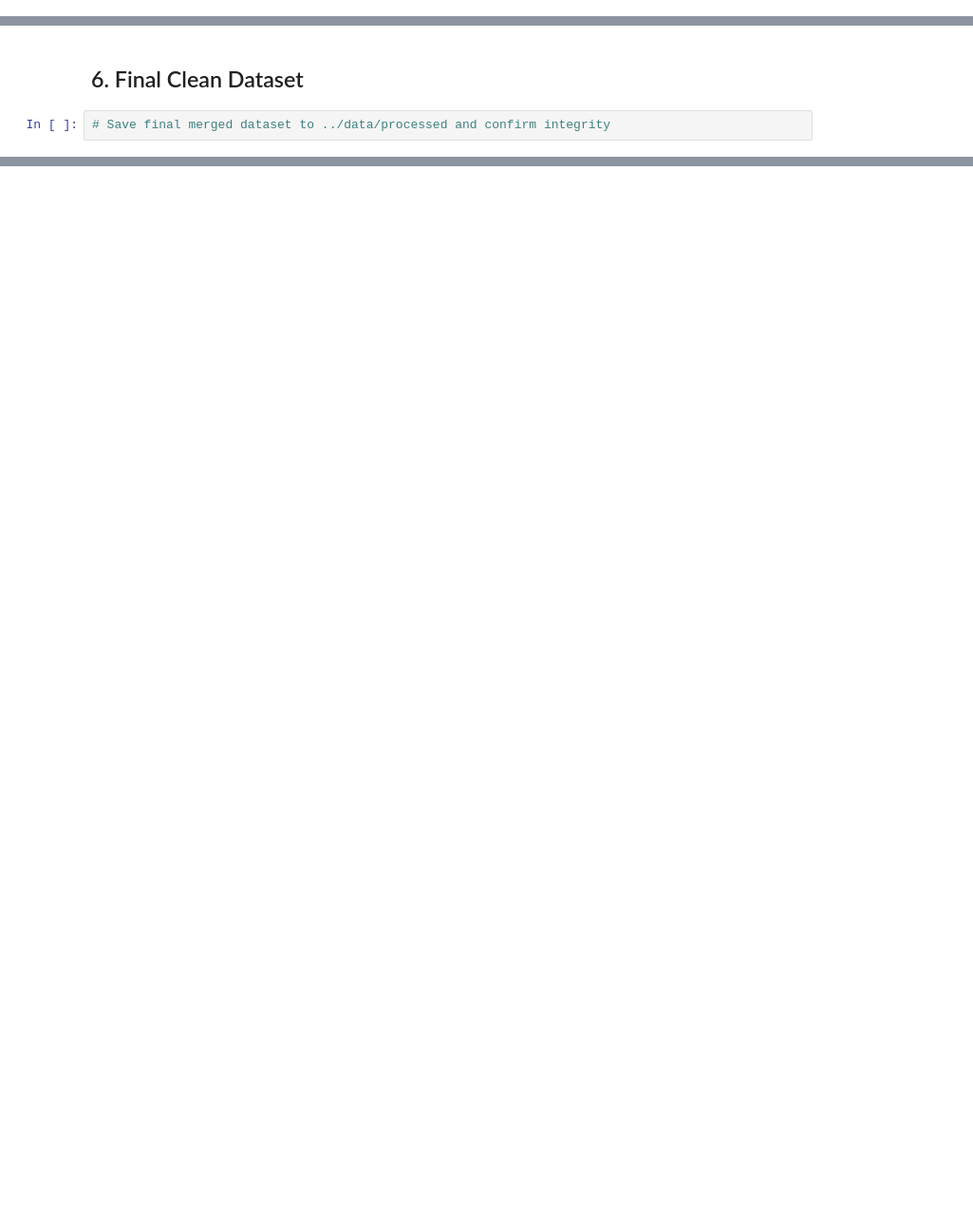
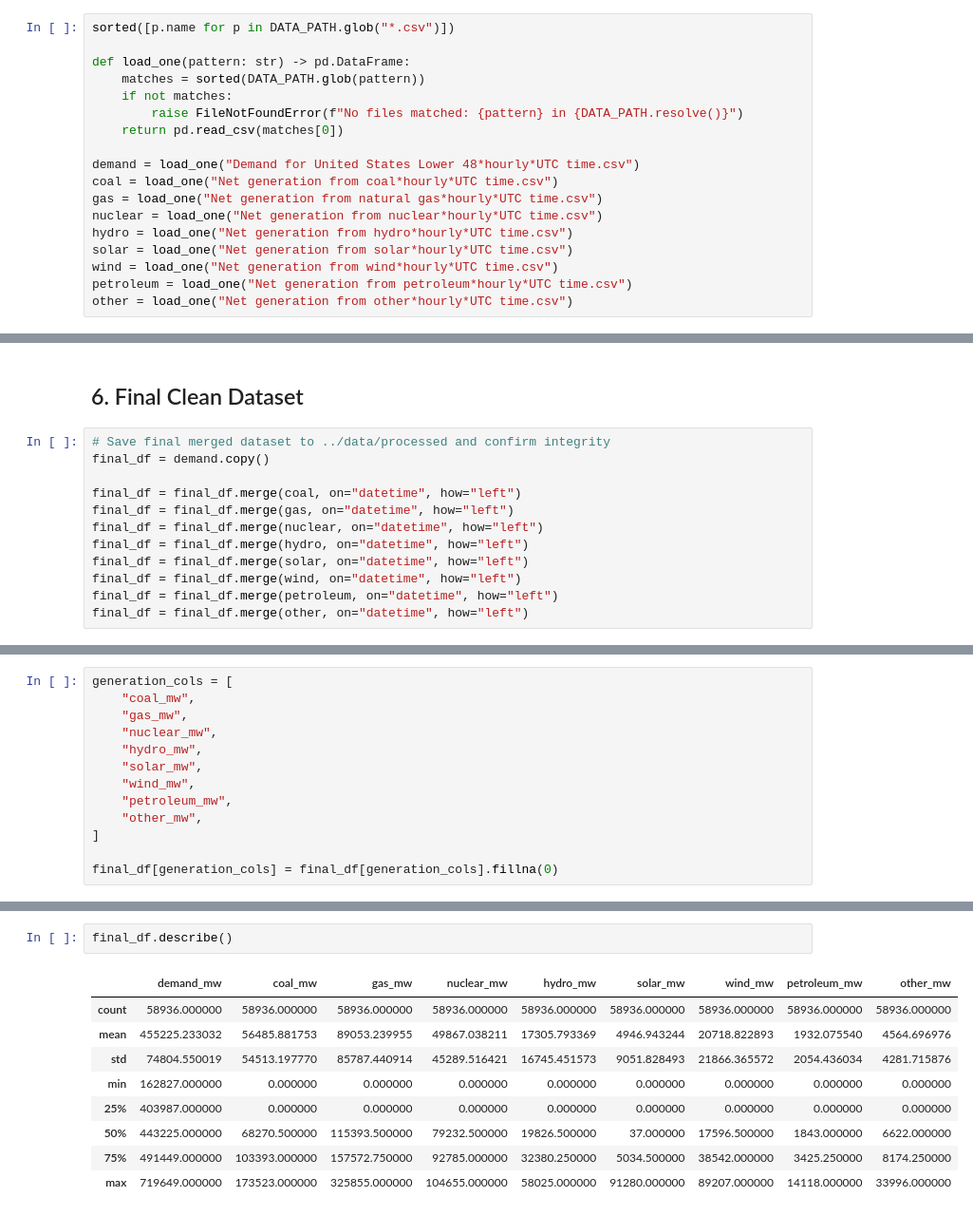
Before and after one commit to JustinAliData/capstone-two-data-wrangling, a Jupyter notebook: notebooks/CapstoneTwo_DataWrangling.ipynb, the cells around one changed output, grey strips where cells are left out. Shown at 95% size. Saved outputs shown, nothing was run; the diff lists cells and outputs as text; blank space fills up the shorter version.

Commit message:
Complete Capstone Two data wrangling and export cleaned dataset

```diff
--- a/notebooks/CapstoneTwo_DataWrangling.ipynb
+++ b/notebooks/CapstoneTwo_DataWrangling.ipynb
@@ -35,0 +43,18 @@ This notebook documents the data wrangling process for an hourly time-series dat
+# %%
+sorted([p.name for p in DATA_PATH.glob("*.csv")])
+
+def load_one(pattern: str) -> pd.DataFrame:
+    matches = sorted(DATA_PATH.glob(pattern))
+    if not matches:
+        raise FileNotFoundError(f"No files matched: {pattern} in {DATA_PATH.resolve()}")
+    return pd.read_csv(matches[0])
+
+demand = load_one("Demand for United States Lower 48*hourly*UTC time.csv")
+coal = load_one("Net generation from coal*hourly*UTC time.csv")
+gas = load_one("Net generation from natural gas*hourly*UTC time.csv")
+nuclear = load_one("Net generation from nuclear*hourly*UTC time.csv")
+hydro = load_one("Net generation from hydro*hourly*UTC time.csv")
+solar = load_one("Net generation from solar*hourly*UTC time.csv")
+wind = load_one("Net generation from wind*hourly*UTC time.csv")
+petroleum = load_one("Net generation from petroleum*hourly*UTC time.csv")
+other = load_one("Net generation from other*hourly*UTC time.csv")
@@ -49,3 +574,13 @@ This notebook documents the data wrangling process for an hourly time-series dat
 ## 6. Final Clean Dataset
 # %%
 # Save final merged dataset to ../data/processed and confirm integrity
+final_df = demand.copy()
+
+final_df = final_df.merge(coal, on="datetime", how="left")
+final_df = final_df.merge(gas, on="datetime", how="left")
+final_df = final_df.merge(nuclear, on="datetime", how="left")
+final_df = final_df.merge(hydro, on="datetime", how="left")
+final_df = final_df.merge(solar, on="datetime", how="left")
+final_df = final_df.merge(wind, on="datetime", how="left")
+final_df = final_df.merge(petroleum, on="datetime", how="left")
+final_df = final_df.merge(other, on="datetime", how="left")
@@ -51,0 +605,13 @@ This notebook documents the data wrangling process for an hourly time-series dat
+# %%
+generation_cols = [
+    "coal_mw",
+    "gas_mw",
+    "nuclear_mw",
+    "hydro_mw",
+    "solar_mw",
+    "wind_mw",
+    "petroleum_mw",
+    "other_mw",
+]
+
+final_df[generation_cols] = final_df[generation_cols].fillna(0)
@@ -51,0 +632,12 @@ This notebook documents the data wrangling process for an hourly time-series dat
+# %%
+final_df.describe()
+# %% [output]
+|  | demand_mw | coal_mw | gas_mw | nuclear_mw | hydro_mw | solar_mw | wind_mw | petroleum_mw | other_mw |
+| count | 58936.000000 | 58936.000000 | 58936.000000 | 58936.000000 | 58936.000000 | 58936.000000 | 58936.000000 | 58936.000000 | 58936.000000 |
+| mean | 455225.233032 | 56485.881753 | 89053.239955 | 49867.038211 | 17305.793369 | 4946.943244 | 20718.822893 | 1932.075540 | 4564.696976 |
+| std | 74804.550019 | 54513.197770 | 85787.440914 | 45289.516421 | 16745.451573 | 9051.828493 | 21866.365572 | 2054.436034 | 4281.715876 |
+| min | 162827.000000 | 0.000000 | 0.000000 | 0.000000 | 0.000000 | 0.000000 | 0.000000 | 0.000000 | 0.000000 |
+| 25% | 403987.000000 | 0.000000 | 0.000000 | 0.000000 | 0.000000 | 0.000000 | 0.000000 | 0.000000 | 0.000000 |
+| 50% | 443225.000000 | 68270.500000 | 115393.500000 | 79232.500000 | 19826.500000 | 37.000000 | 17596.500000 | 1843.000000 | 6622.000000 |
+| 75% | 491449.000000 | 103393.000000 | 157572.750000 | 92785.000000 | 32380.250000 | 5034.500000 | 38542.000000 | 3425.250000 | 8174.250000 |
+| max | 719649.000000 | 173523.000000 | 325855.000000 | 104655.000000 | 58025.000000 | 91280.000000 | 89207.000000 | 14118.000000 | 33996.000000 |
```
Also changed, not shown: parts of 37 cells of this notebook, 2 other files.
